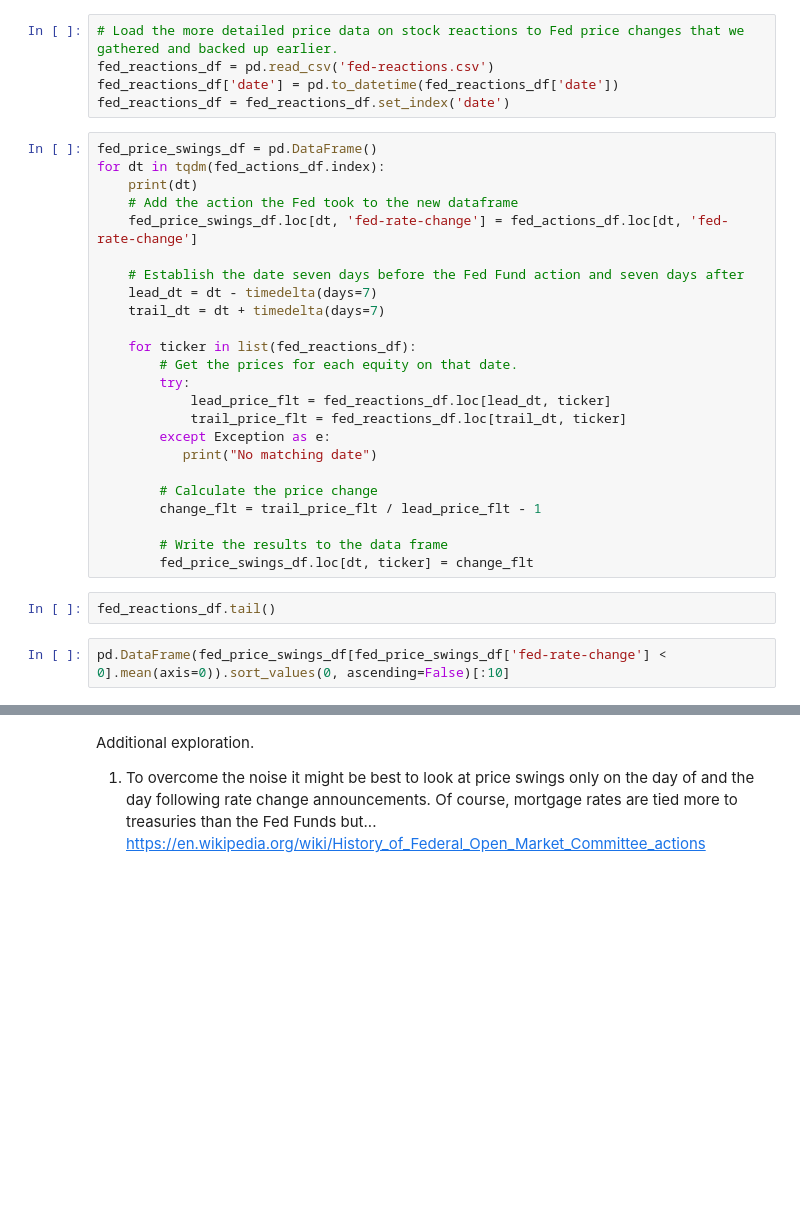
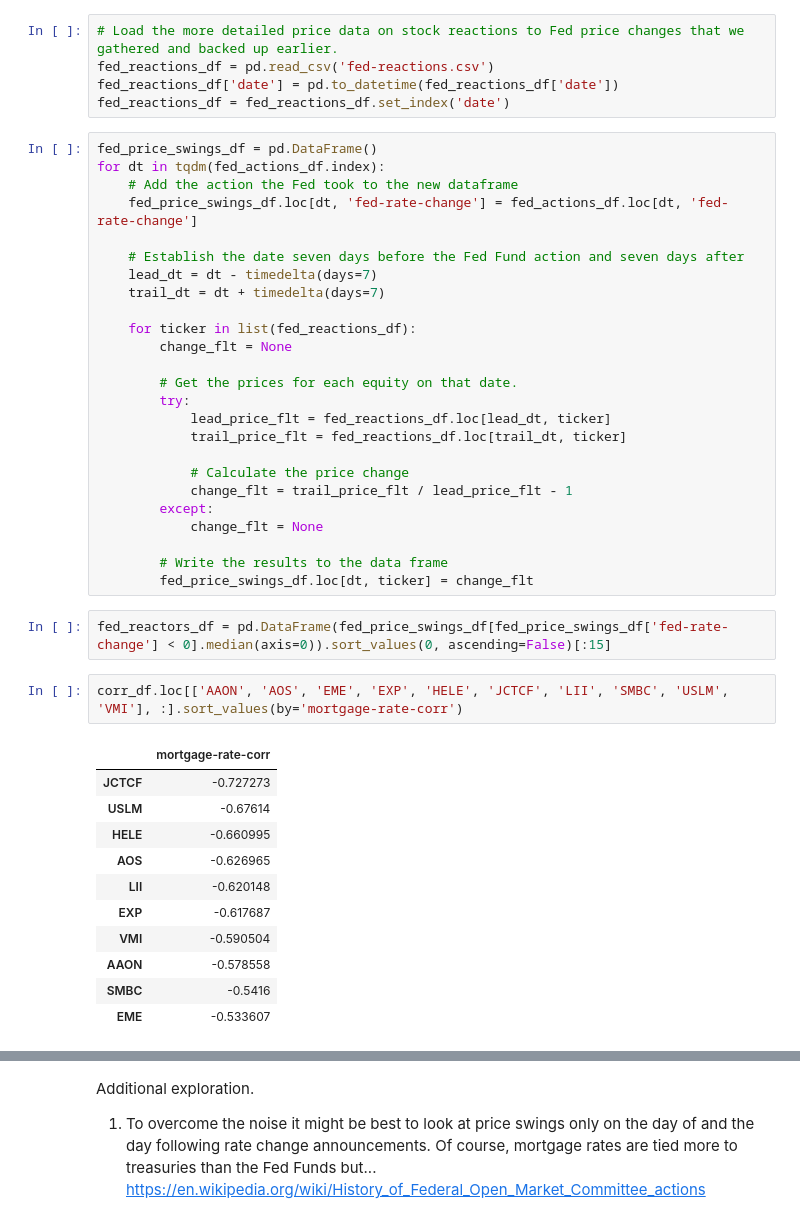
Before and after one commit to bengen343/home-downpayment-stock-scan, a Jupyter notebook: home_investment.ipynb, the cells around one changed output, grey strips where cells are left out. Saved outputs shown, nothing was run; the diff lists cells and outputs as text; blank space fills up the shorter version.

Commit message:
updated with fed reactions

```diff
--- a/home_investment.ipynb
+++ b/home_investment.ipynb
@@ -182,7 +217,6 @@ fed_reactions_df = fed_reactions_df.set_index('date')
 # %%
 fed_price_swings_df = pd.DataFrame()
 for dt in tqdm(fed_actions_df.index):
-    print(dt)
     # Add the action the Fed took to the new dataframe
     fed_price_swings_df.loc[dt, 'fed-rate-change'] = fed_actions_df.loc[dt, 'fed-rate-change']
 
@@ -191,19 +225,33 @@ for dt in tqdm(fed_actions_df.index):
     trail_dt = dt + timedelta(days=7)
 
     for ticker in list(fed_reactions_df):
+        change_flt = None
+
         # Get the prices for each equity on that date.
         try:
             lead_price_flt = fed_reactions_df.loc[lead_dt, ticker]
             trail_price_flt = fed_reactions_df.loc[trail_dt, ticker]
-        except Exception as e:
-           print("No matching date")
 
-        # Calculate the price change
-        change_flt = trail_price_flt / lead_price_flt - 1
+            # Calculate the price change
+            change_flt = trail_price_flt / lead_price_flt - 1
+        except:
+            change_flt = None
 
         # Write the results to the data frame
         fed_price_swings_df.loc[dt, ticker] = change_flt
-# %%
-fed_reactions_df.tail()
 # %%
-pd.DataFrame(fed_price_swings_df[fed_price_swings_df['fed-rate-change'] < 0].mean(axis=0)).sort_values(0, ascending=False)[:10]
+fed_reactors_df = pd.DataFrame(fed_price_swings_df[fed_price_swings_df['fed-rate-change'] < 0].median(axis=0)).sort_values(0, ascending=False)[:15]
+# %%
+corr_df.loc[['AAON', 'AOS', 'EME', 'EXP', 'HELE', 'JCTCF', 'LII', 'SMBC', 'USLM', 'VMI'], :].sort_values(by='mortgage-rate-corr')
+# %% [output]
+|  | mortgage-rate-corr |
+| JCTCF | -0.727273 |
+| USLM | -0.67614 |
+| HELE | -0.660995 |
+| AOS | -0.626965 |
+| LII | -0.620148 |
+| EXP | -0.617687 |
+| VMI | -0.590504 |
+| AAON | -0.578558 |
+| SMBC | -0.5416 |
+| EME | -0.533607 |
```
Also changed, not shown: parts of 15 cells of this notebook, 1 other file.
